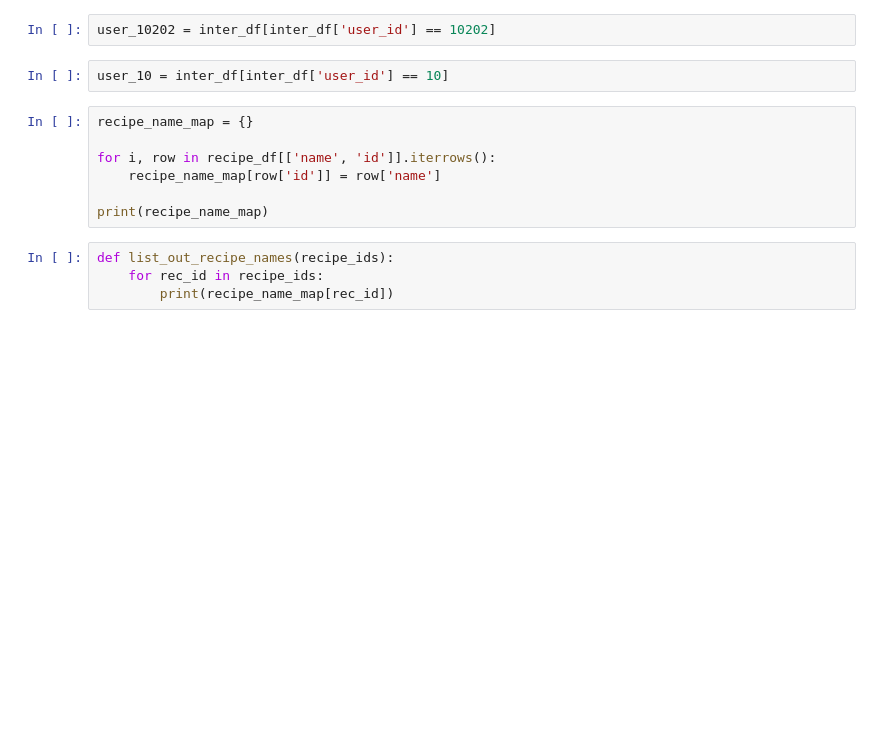
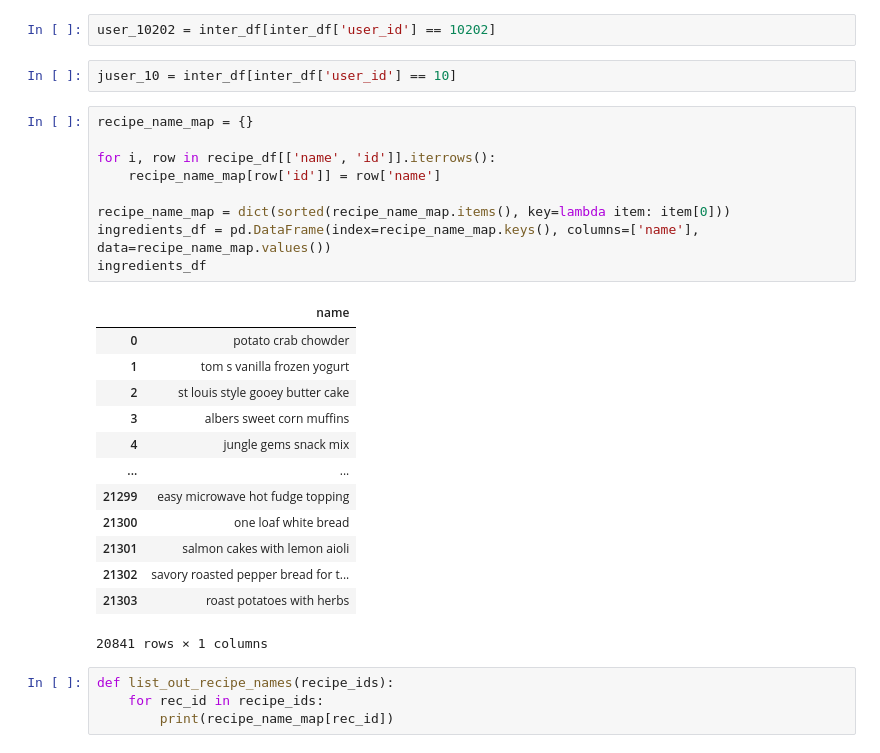
Before and after one commit to KennethWrong/racacoonie, a Jupyter notebook: rec/preprocessing.ipynb, the cells around one changed output. Saved outputs shown, nothing was run; the diff lists cells and outputs as text; blank space fills up the shorter version.

```diff
--- a/rec/preprocessing.ipynb
+++ b/rec/preprocessing.ipynb
@@ -262,14 +262,30 @@ x
 # %%
 user_10202 = inter_df[inter_df['user_id'] == 10202]
 # %%
-user_10 = inter_df[inter_df['user_id'] == 10]
+juser_10 = inter_df[inter_df['user_id'] == 10]
 # %%
 recipe_name_map = {}
 
 for i, row in recipe_df[['name', 'id']].iterrows():
     recipe_name_map[row['id']] = row['name']
 
-print(recipe_name_map)
+recipe_name_map = dict(sorted(recipe_name_map.items(), key=lambda item: item[0]))
+ingredients_df = pd.DataFrame(index=recipe_name_map.keys(), columns=['name'], data=recipe_name_map.values())
+ingredients_df
+# %% [output]
+|  | name |
+| 0 | potato crab chowder |
+| 1 | tom s vanilla frozen yogurt |
+| 2 | st louis style gooey butter cake |
+| 3 | albers sweet corn muffins |
+| 4 | jungle gems snack mix |
+| ... | ... |
+| 21299 | easy microwave hot fudge topping |
+| 21300 | one loaf white bread |
+| 21301 | salmon cakes with lemon aioli |
+| 21302 | savory roasted pepper bread for t... |
+| 21303 | roast potatoes with herbs |
+20841 rows × 1 columns
 # %%
 def list_out_recipe_names(recipe_ids):
     for rec_id in recipe_ids:
```
Also changed, not shown: parts of 10 cells of this notebook, 1 other file.
